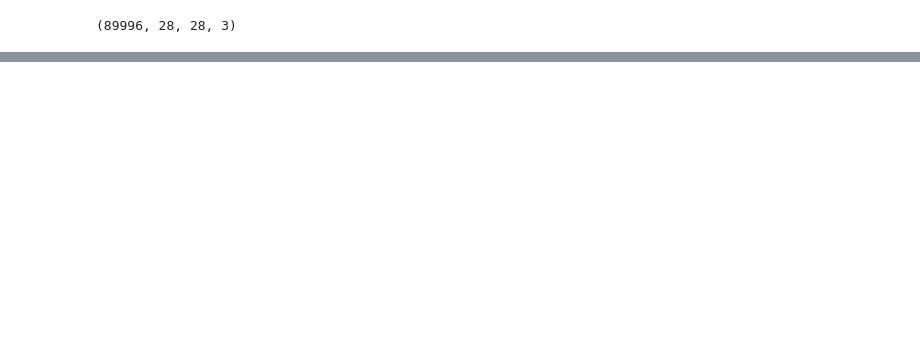
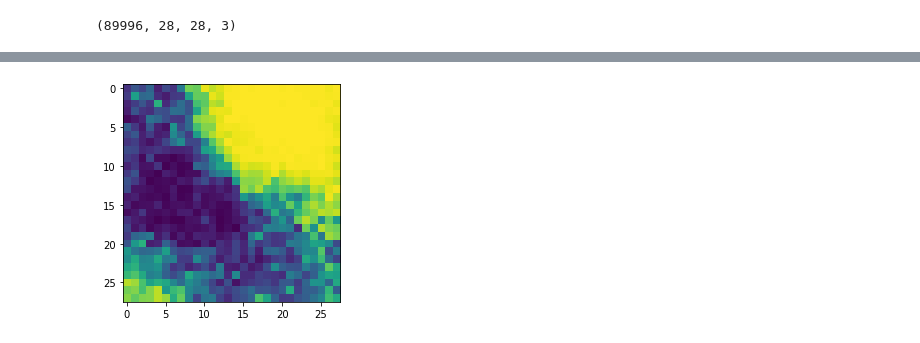
Before and after one commit to RuHae/TGM_Project, a Jupyter notebook: Samples/TGM_investigation.ipynb, the cells around one changed output, grey strips where cells are left out. Saved outputs shown, nothing was run; the diff lists cells and outputs as text; code cells hidden in the pictures; blank space fills up the shorter version.

```diff
--- a/Samples/TGM_investigation.ipynb
+++ b/Samples/TGM_investigation.ipynb
@@ -154 +176,9 @@ plot_latent(vae, train_loader)
+# %%
+z = torch.randint(-10,10, (1,latent_dims), dtype=torch.float, device=device)
+img = vae.decoder.forward(z)
+
+plt.imshow(img.cpu().detach().numpy()[0,0])
+plt.show()
+# %% [output]
+[figure, added]
 # %%
```
Also changed, not shown: parts of 8 cells of this notebook.
